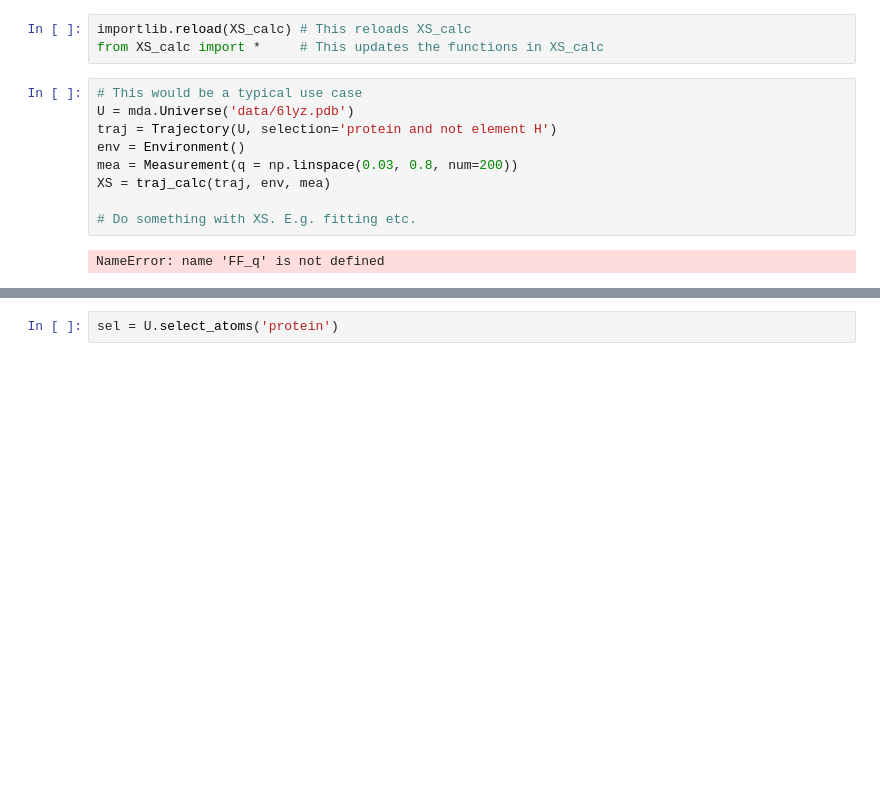
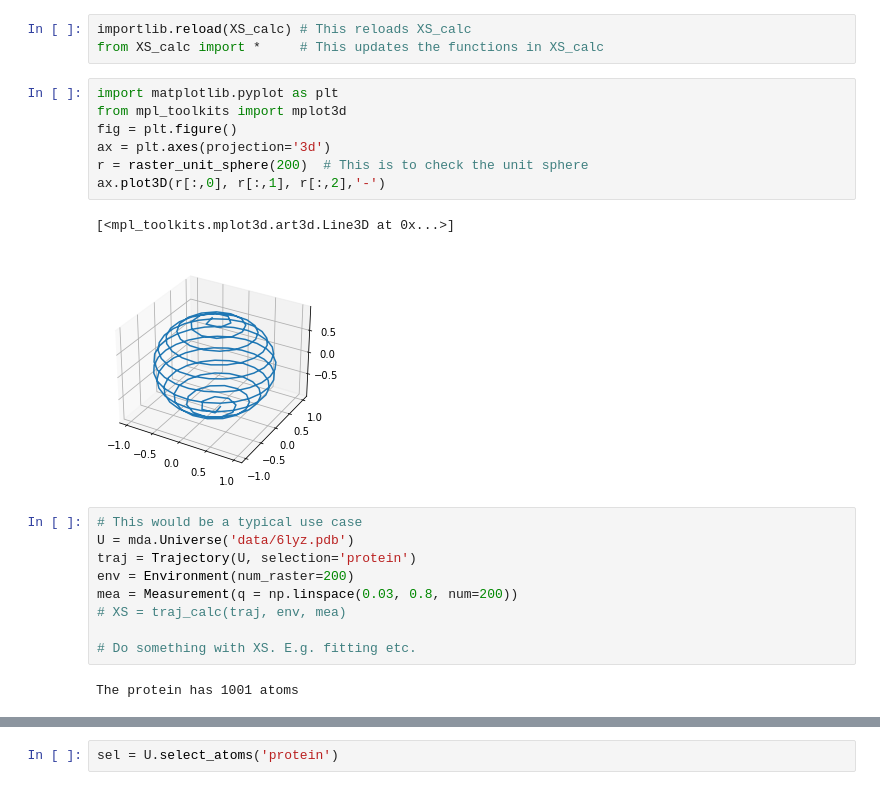
Before and after one commit to arnoldchan1/XS_calc, a Jupyter notebook: test_script.ipynb, the cells around one changed output, grey strips where cells are left out. Saved outputs shown, nothing was run; the diff lists cells and outputs as text; blank space fills up the shorter version.

```diff
--- a/test_script.ipynb
+++ b/test_script.ipynb
@@ -7,14 +7,24 @@ from XS_calc import *
 # %%
 importlib.reload(XS_calc) # This reloads XS_calc
 from XS_calc import *     # This updates the functions in XS_calc
+# %%
+import matplotlib.pyplot as plt
+from mpl_toolkits import mplot3d
+fig = plt.figure()
+ax = plt.axes(projection='3d')
+r = raster_unit_sphere(200)  # This is to check the unit sphere
+ax.plot3D(r[:,0], r[:,1], r[:,2],'-')
+# %% [output]
+[<mpl_toolkits.mplot3d.art3d.Line3D at 0x...>]
+[figure, added]
 # %%
 # This would be a typical use case
 U = mda.Universe('data/6lyz.pdb')
-traj = Trajectory(U, selection='protein and not element H')
-env = Environment()
+traj = Trajectory(U, selection='protein')
+env = Environment(num_raster=200)
 mea = Measurement(q = np.linspace(0.03, 0.8, num=200))
-XS = traj_calc(traj, env, mea)
+# XS = traj_calc(traj, env, mea)
 
 # Do something with XS. E.g. fitting etc.
 # %% [output]
-NameError: name 'FF_q' is not defined
+The protein has 1001 atoms
```
Also changed, not shown: parts of 5 cells of this notebook, 8 other files.
